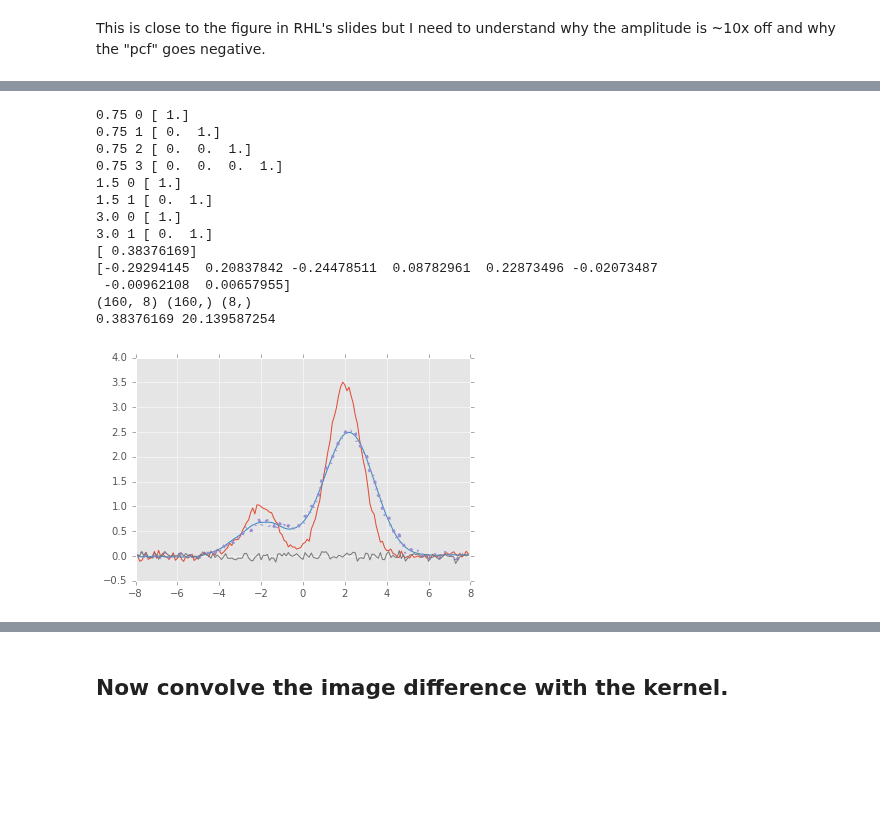
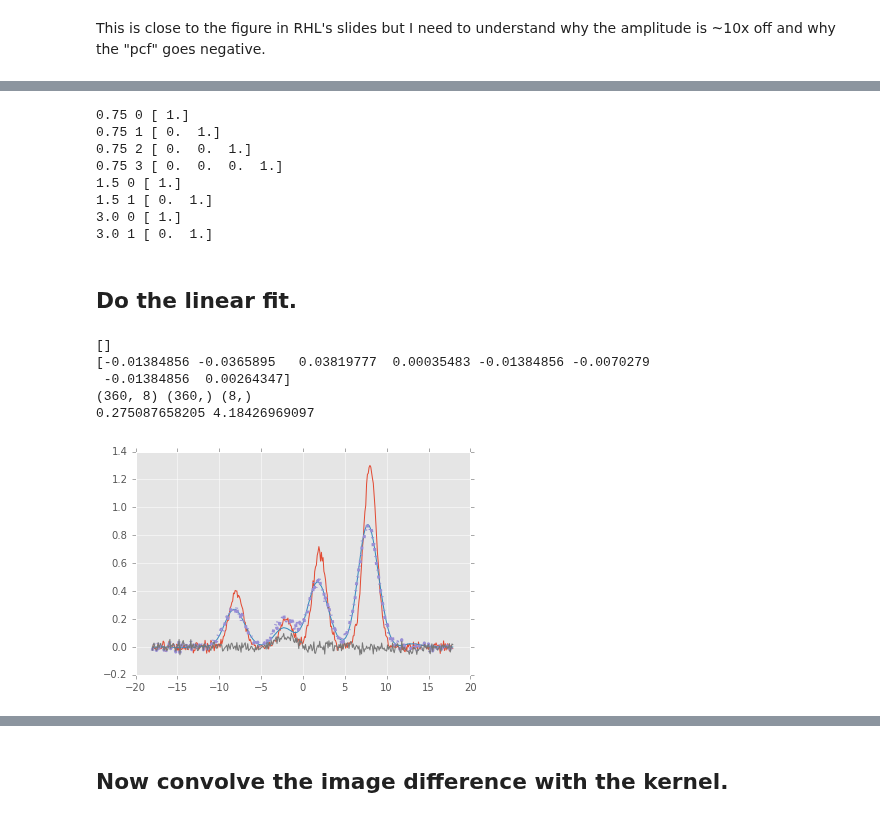
Before and after one commit to lsst-dm/diffimTests, a Jupyter notebook: 5. Test Lupton(ZOGY) post convolution kernel on simulated (noisy) data.ipynb, the cells around one changed output, grey strips where cells are left out. Drawn from its saved outputs; the diff is of its cells as text; code cells hidden in the pictures; blank space fills up the shorter version.

```diff
--- a/5. Test Lupton(ZOGY) post convolution kernel on simulated (noisy) data.ipynb
+++ b/5. Test Lupton(ZOGY) post convolution kernel on simulated (noisy) data.ipynb
@@ -153,7 +181,7 @@ from numpy.polynomial.chebyshev import chebval
 # Parameters from stack
 sigGauss = [0.75, 1.5, 3.0]
 degGauss = [4, 2, 2]
-betaGauss = 2   # in the Becker et al. paper sigGauss is 1 but PSF is more like 2 pixels?
+betaGauss = 1   # in the Becker et al. paper sigGauss is 1 but PSF is more like 2 pixels?
 spatialKernelOrder = 0 #2  # polynomial for modifying the shape of the kernel across the image
 spatialBackgroundOrder = 0 #1  # polynomial for adding background gradient to fit
 # Parameters from and Becker et al. (2012)
@@ -168,9 +196,14 @@ def chebBasis(x, ord):
 
 def chebGauss(x, m=0., s=1., ord=0, beta=1.):
     ga = gaussian(x, m, s/beta)
+    #ga /= ga.sum()
     ch, coef = chebBasis(x, ord)
-    print s, ord, coef
-    return ga * ch
+    #ch /= ch.sum()
+    ch -= ch.min()
+    print s, ord, coef #, sum(ga), sum(ch), sum(ga*ch)
+    out = ga * ch
+    #out /= out.sum()
+    return out
 
 x = np.arange(-6, 6, 0.1)
 basis = [chebGauss(x, m=0, s=sig, ord=deg, beta=betaGauss) \
@@ -178,7 +211,7 @@ basis = [chebGauss(x, m=0, s=sig, ord=deg, beta=betaGauss) \
 basis = np.vstack(basis).T  # put the bases into columns
 
 # Single call to do it with all bases
-# First make the original (non spatially modified) basis
+# First use the original (non spatially modified) basis
 basis2 = [np.convolve(im1, b, mode='same') - im1 for b in basis.T]
 basis2 = np.vstack(basis2).T
 
@@ -195,19 +228,6 @@ if spatialKernelOrder > 0:
 if spatialBackgroundOrder >= 0:
     bgBasis = [chebBasis(xim, ord)[0] for ord in range(spatialBackgroundOrder+1)]
     bgBasis = np.vstack(bgBasis).T
-
-pars, resid, _, _ = np.linalg.lstsq(basis2, im2)
-print resid; print pars
-fit = (pars * basis2).sum(1)
-print basis2.shape, fit.shape, pars.shape
-#plt.plot(x, im2 - fit)  # science - convolved template (red)
-#plt.plot(x, im2 - im1)  # science - original template (blue)
-plt.plot(xim, im1)  # original template (red)
-plt.plot(xim, fit)  # convolved template (blue)  -- note looks purple because it's right on top of im2
-plt.plot(xim, im2, ls='-.', lw=3)  # science image (dotted, purple)
-plt.plot(xim, im2 - fit)  # diffim (grey)
-
-print np.sum((im2-fit)**2), np.sum((im2-im1)**2)
 # %% [output]
 0.75 0 [ 1.]
 0.75 1 [ 0.  1.]
@@ -217,9 +237,25 @@ print np.sum((im2-fit)**2), np.sum((im2-im1)**2)
 1.5 1 [ 0.  1.]
 3.0 0 [ 1.]
 3.0 1 [ 0.  1.]
-[ 0.38376169]
-[-0.29294145  0.20837842 -0.24478511  0.08782961  0.22873496 -0.02073487
- -0.00962108  0.00657955]
-(160, 8) (160,) (8,)
-0.38376169 20.139587254
-[figure, removed]
+# %% [markdown]
+## Do the linear fit.
+# %%
+pars, resid, _, _ = np.linalg.lstsq(basis2, im2_preconv)
+print resid; print pars
+fit = (pars * basis2).sum(1)
+print basis2.shape, fit.shape, pars.shape
+#plt.plot(x, im2 - fit)  # science - convolved template (red)
+#plt.plot(x, im2 - im1)  # science - original template (blue)
+plt.plot(xim, im1)  # original template (red)
+plt.plot(xim, fit)  # convolved template (blue)  -- note looks purple because it's right on top of im2
+plt.plot(xim, im2_preconv, ls='-.', lw=3)  # preconvolved science image (dotted, purple)
+plt.plot(xim, im2_preconv - fit)  # diffim (grey)
+
+print np.sum((im2_preconv-fit)**2), np.sum((im2-im1)**2)
+# %% [output]
+[]
+[-0.01384856 -0.0365895   0.03819777  0.00035483 -0.01384856 -0.0070279
+ -0.01384856  0.00264347]
+(360, 8) (360,) (8,)
+0.275087658205 4.18426969097
+[figure, added]
```
Also changed, not shown: parts of 14 cells of this notebook.
